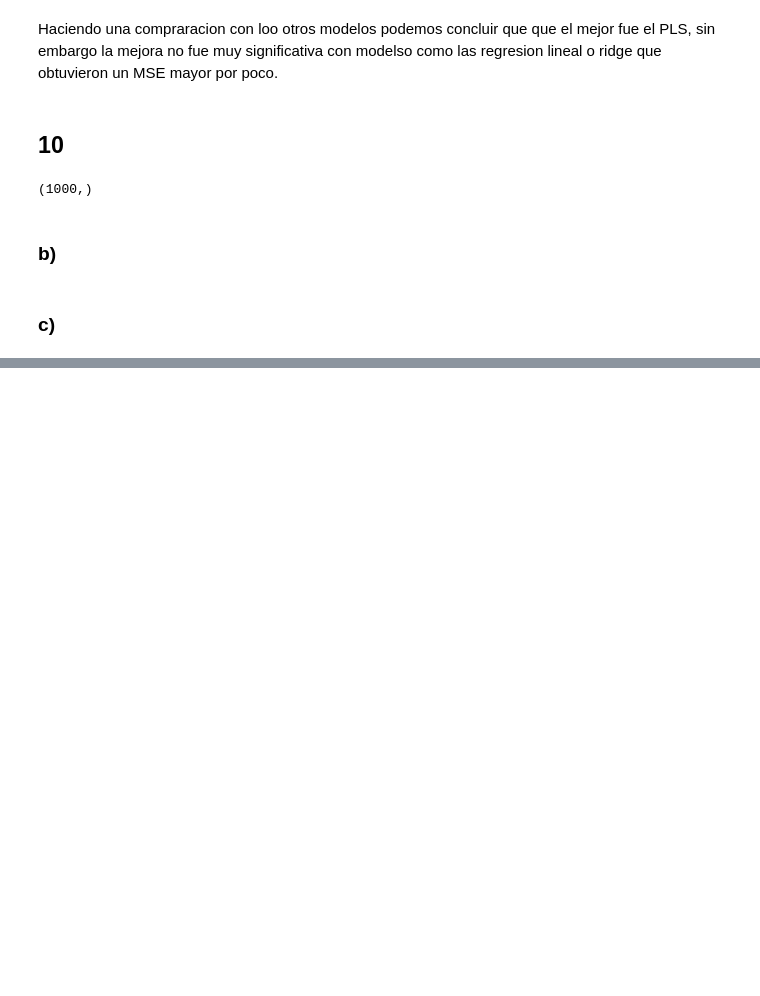
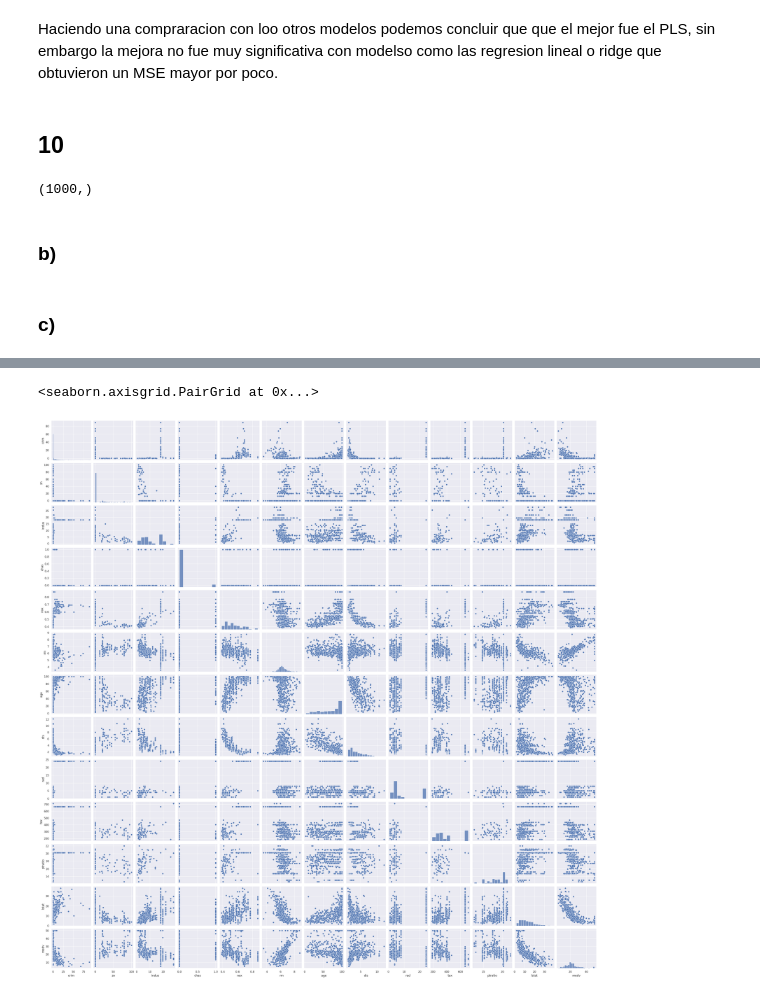
Before and after one commit to chuancao26/islp, a Jupyter notebook: EjerciciosRegularizacion.ipynb, the cells around one changed output, grey strips where cells are left out. Cells and saved outputs as stored; diff of their text form; code cells hidden in the pictures; blank space fills up the shorter version.

```diff
--- a/EjerciciosRegularizacion.ipynb
+++ b/EjerciciosRegularizacion.ipynb
@@ -1055,0 +1156,5 @@ k=8 - Mejores feats: (0, 3, 4, 5, 7, 14, 16, 18) - MSE Test: 41.5884
+# %%
+sns.pairplot(df)
+# %% [output]
+<seaborn.axisgrid.PairGrid at 0x...>
+[figure, added]
```
Also changed, not shown: parts of 36 cells of this notebook.
